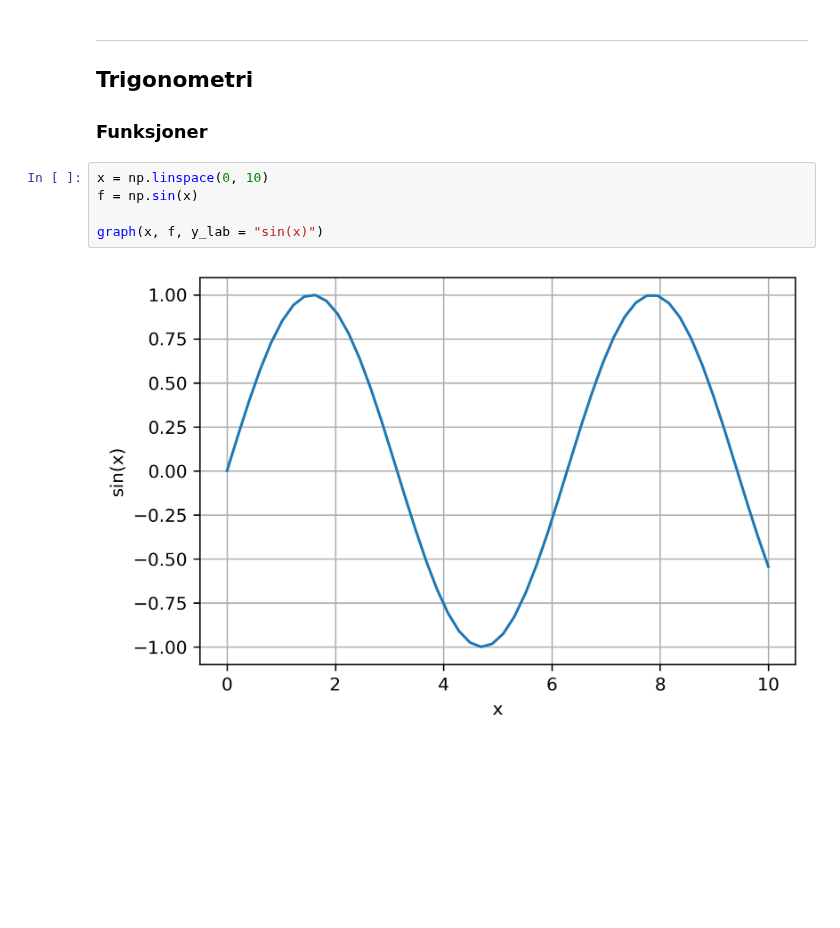
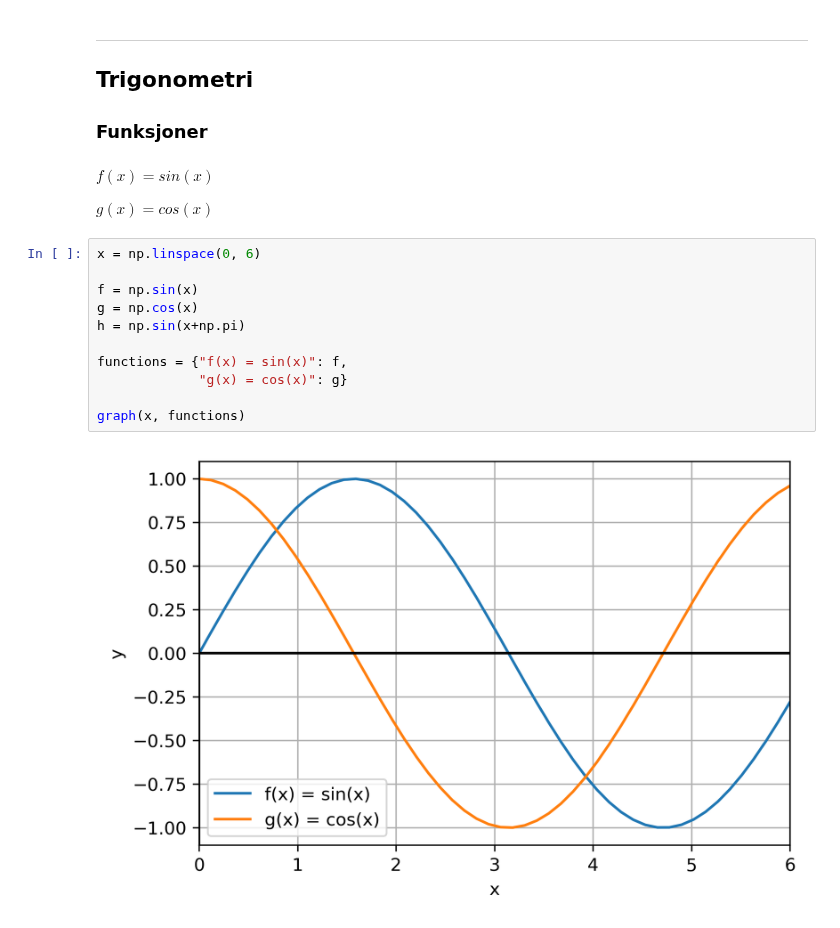
Before and after one commit to christoffer-s/notebooks, a Jupyter notebook: R2.ipynb, the cells around one changed output. Saved outputs shown, nothing was run; the diff lists cells and outputs as text; blank space fills up the shorter version.

```diff
--- a/R2.ipynb
+++ b/R2.ipynb
@@ -94,10 +83,20 @@ graph(x, f(x), y_lab="f(x)")
 ## Trigonometri
 
 ### Funksjoner
-# %%
-x = np.linspace(0, 10)
-f = np.sin(x)
-
-graph(x, f, y_lab = "sin(x)")
-# %% [output]
-[figure, removed]
+# %% [markdown]
+$f(x) = sin(x) $
+
+$g(x) = cos(x) $
+# %%
+x = np.linspace(0, 6)
+
+f = np.sin(x)
+g = np.cos(x)
+h = np.sin(x+np.pi)
+
+functions = {"f(x) = sin(x)": f,
+             "g(x) = cos(x)": g}
+
+graph(x, functions)
+# %% [output]
+[figure, added]
```
Also changed, not shown: parts of 5 cells of this notebook.
